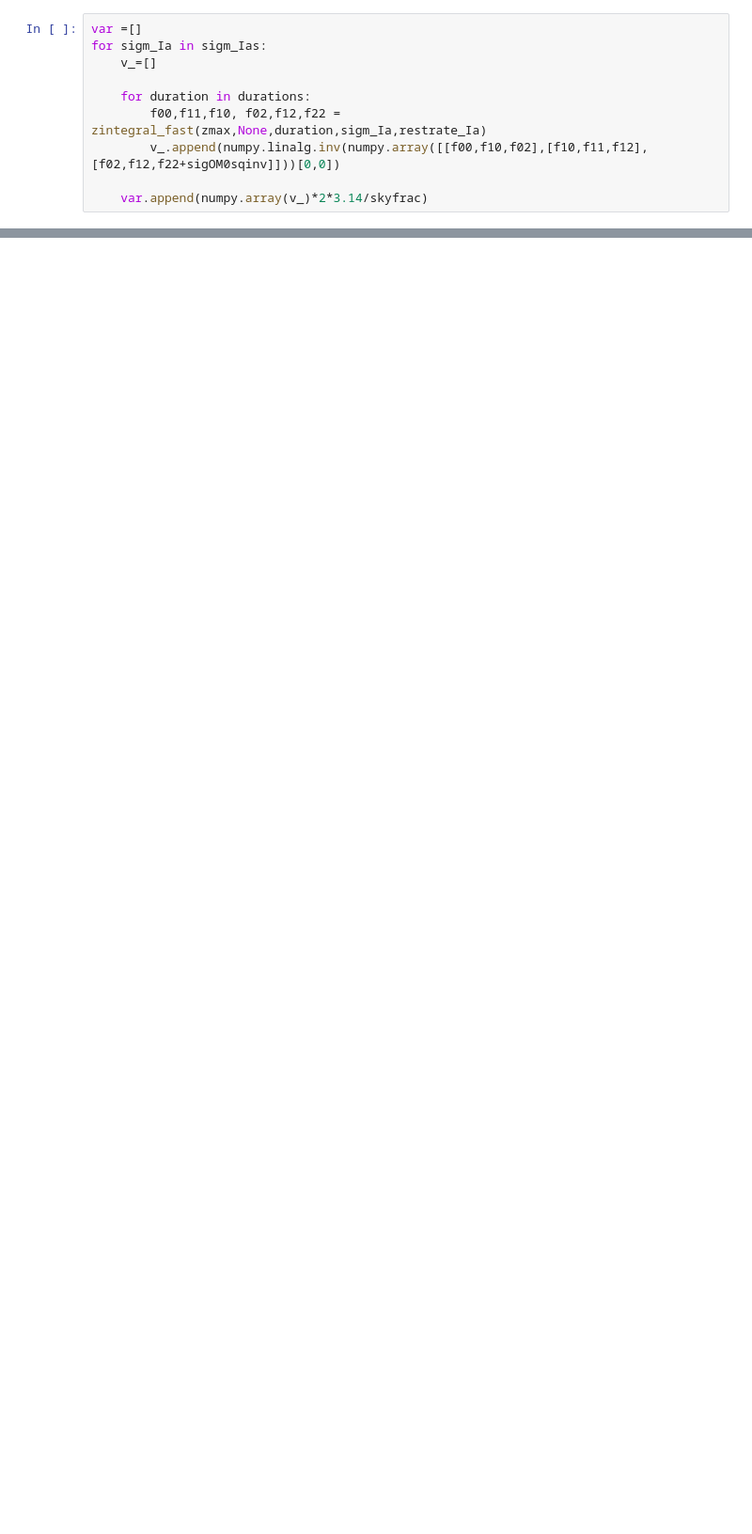
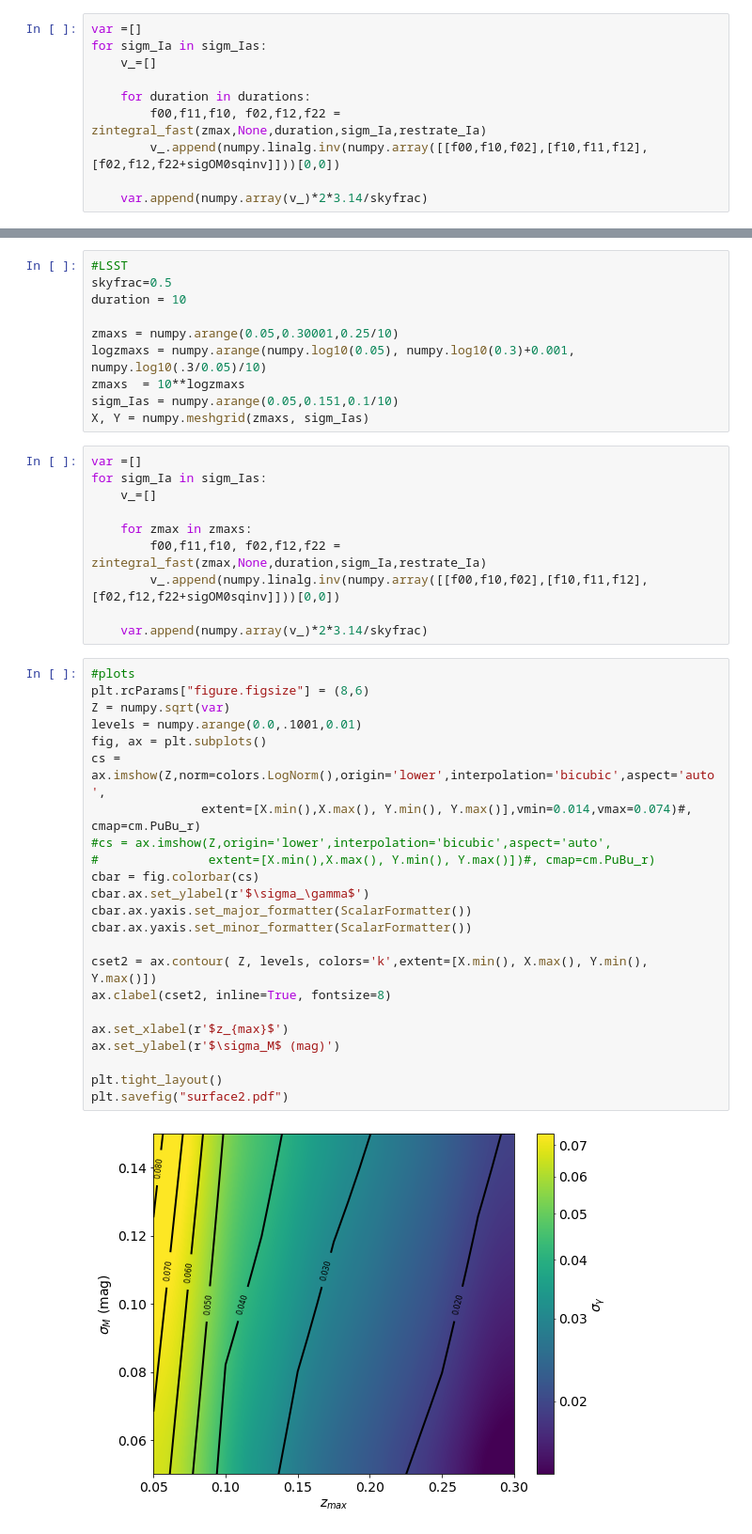
Before and after one commit to apalmese/ztf2, a Jupyter notebook: src/surface.ipynb, the cells around one changed output, grey strips where cells are left out. Shown at 94% size. Drawn from its saved outputs; the diff is of its cells as text; blank space fills up the shorter version.

```diff
--- a/src/surface.ipynb
+++ b/src/surface.ipynb
@@ -172,0 +201,45 @@ pickle.dump([var,LSST_08,LSST_12],pkl_file)
+# %%
+#LSST
+skyfrac=0.5
+duration = 10
+
+zmaxs = numpy.arange(0.05,0.30001,0.25/10)
+logzmaxs = numpy.arange(numpy.log10(0.05), numpy.log10(0.3)+0.001, numpy.log10(.3/0.05)/10)
+zmaxs  = 10**logzmaxs
+sigm_Ias = numpy.arange(0.05,0.151,0.1/10)
+X, Y = numpy.meshgrid(zmaxs, sigm_Ias)
+# %%
+var =[]
+for sigm_Ia in sigm_Ias:
+    v_=[]
+
+    for zmax in zmaxs:
+        f00,f11,f10, f02,f12,f22 = zintegral_fast(zmax,None,duration,sigm_Ia,restrate_Ia)
+        v_.append(numpy.linalg.inv(numpy.array([[f00,f10,f02],[f10,f11,f12],[f02,f12,f22+sigOM0sqinv]]))[0,0])
+
+    var.append(numpy.array(v_)*2*3.14/skyfrac)
+# %%
+#plots
+plt.rcParams["figure.figsize"] = (8,6)
+Z = numpy.sqrt(var)
+levels = numpy.arange(0.0,.1001,0.01)
+fig, ax = plt.subplots()
+cs = ax.imshow(Z,norm=colors.LogNorm(),origin='lower',interpolation='bicubic',aspect='auto',
+               extent=[X.min(),X.max(), Y.min(), Y.max()],vmin=0.014,vmax=0.074)#, cmap=cm.PuBu_r)
+#cs = ax.imshow(Z,origin='lower',interpolation='bicubic',aspect='auto',
+#               extent=[X.min(),X.max(), Y.min(), Y.max()])#, cmap=cm.PuBu_r)
+cbar = fig.colorbar(cs)
+cbar.ax.set_ylabel(r'$\sigma_\gamma$')
+cbar.ax.yaxis.set_major_formatter(ScalarFormatter())
+cbar.ax.yaxis.set_minor_formatter(ScalarFormatter())
+
+cset2 = ax.contour( Z, levels, colors='k',extent=[X.min(), X.max(), Y.min(), Y.max()])
+ax.clabel(cset2, inline=True, fontsize=8)
+
+ax.set_xlabel(r'$z_{max}$')
+ax.set_ylabel(r'$\sigma_M$ (mag)')
+
+plt.tight_layout()
+plt.savefig("surface2.pdf")
+# %% [output]
+[figure, added]
```
Also changed, not shown: parts of 12 cells of this notebook, 1 other file.
